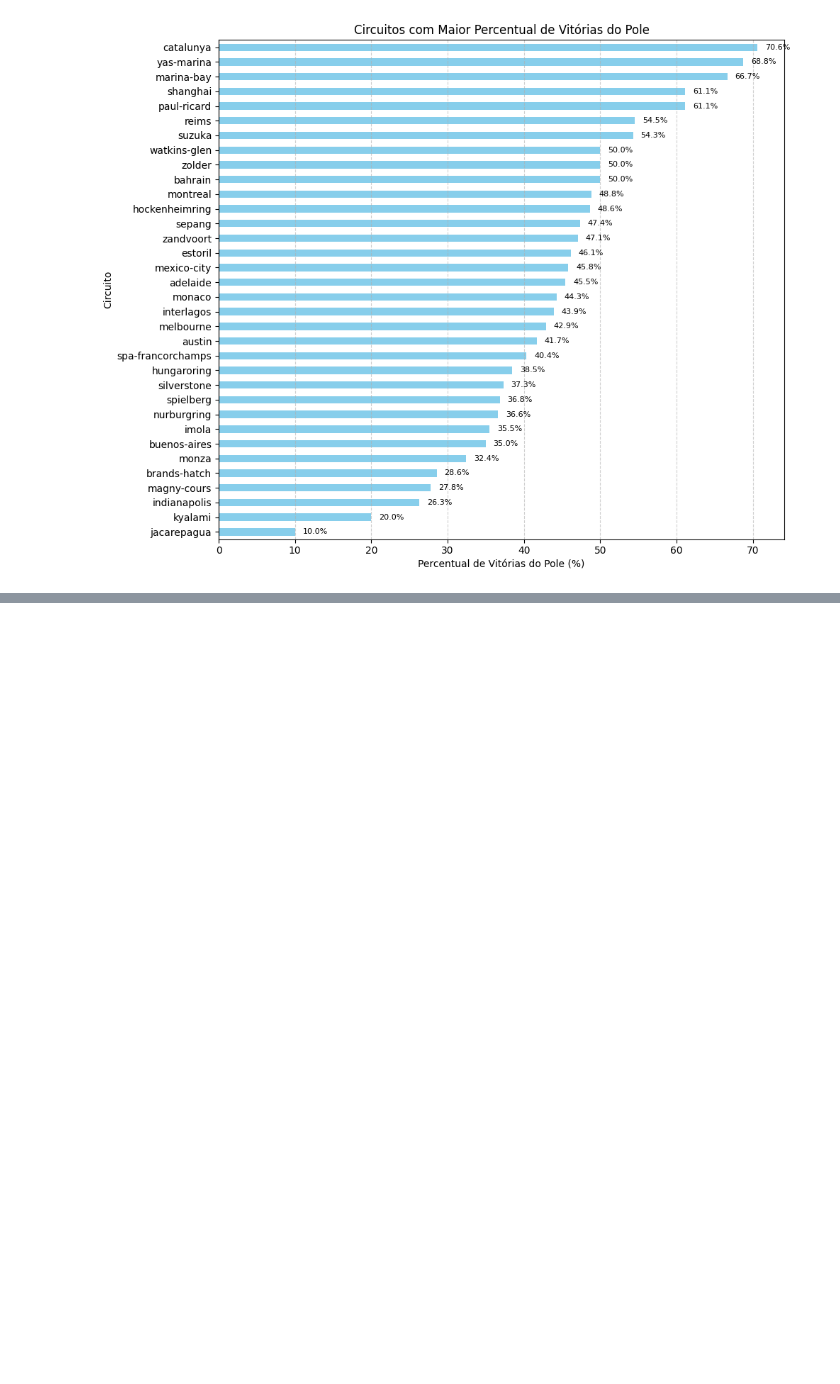
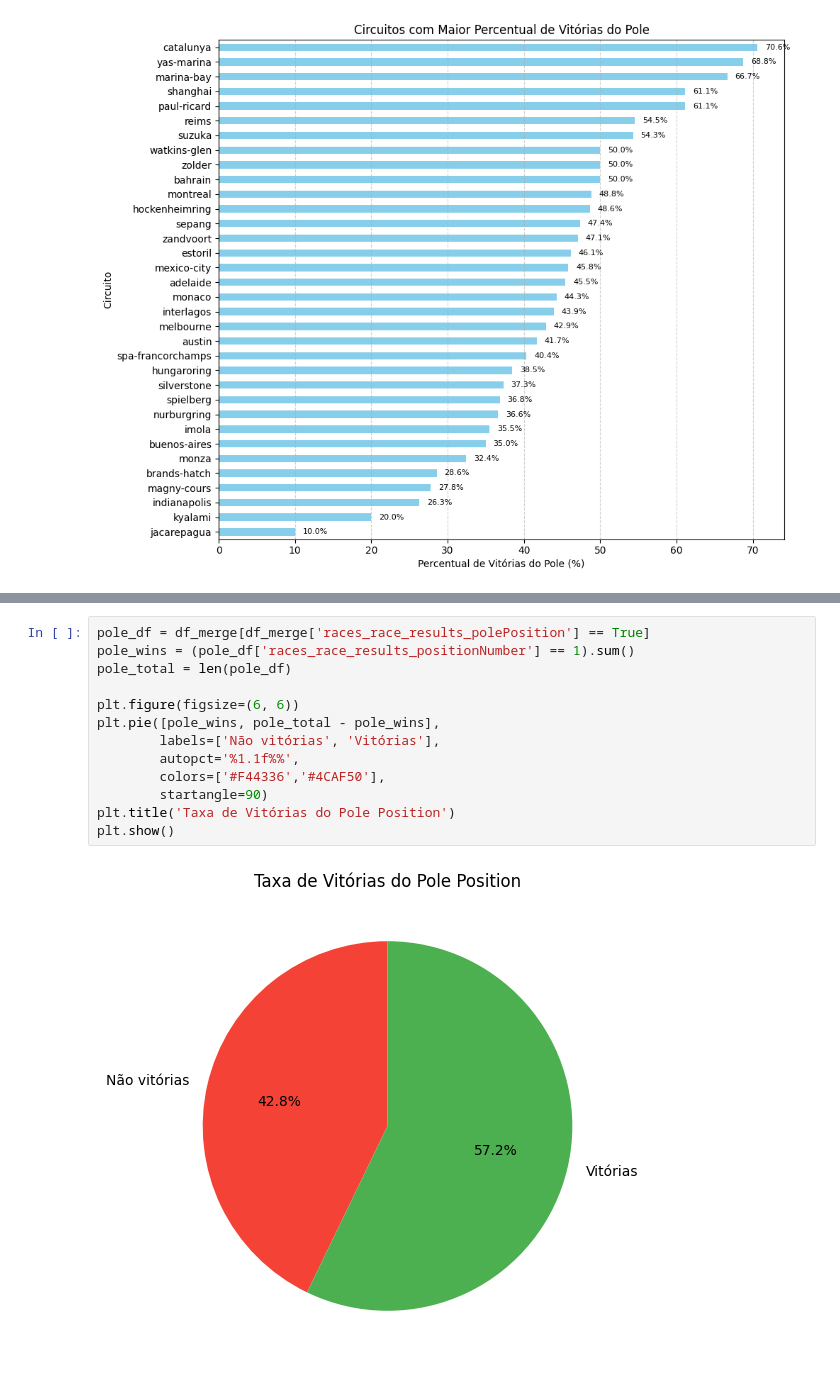
Before and after one commit to VTorres09/DataMiningProject, a Jupyter notebook: data_preparation.ipynb, the cells around one changed output, grey strips where cells are left out. Drawn from its saved outputs; the diff is of its cells as text; blank space fills up the shorter version.

```diff
--- a/data_preparation.ipynb
+++ b/data_preparation.ipynb
@@ -371,0 +467,15 @@ plt.show()
+# %%
+pole_df = df_merge[df_merge['races_race_results_polePosition'] == True]
+pole_wins = (pole_df['races_race_results_positionNumber'] == 1).sum()
+pole_total = len(pole_df)
+
+plt.figure(figsize=(6, 6))
+plt.pie([pole_wins, pole_total - pole_wins],
+        labels=['Não vitórias', 'Vitórias'],
+        autopct='%1.1f%%',
+        colors=['#F44336','#4CAF50'],
+        startangle=90)
+plt.title('Taxa de Vitórias do Pole Position')
+plt.show()
+# %% [output]
+[figure, added]
```
Also changed, not shown: parts of 18 cells of this notebook.
